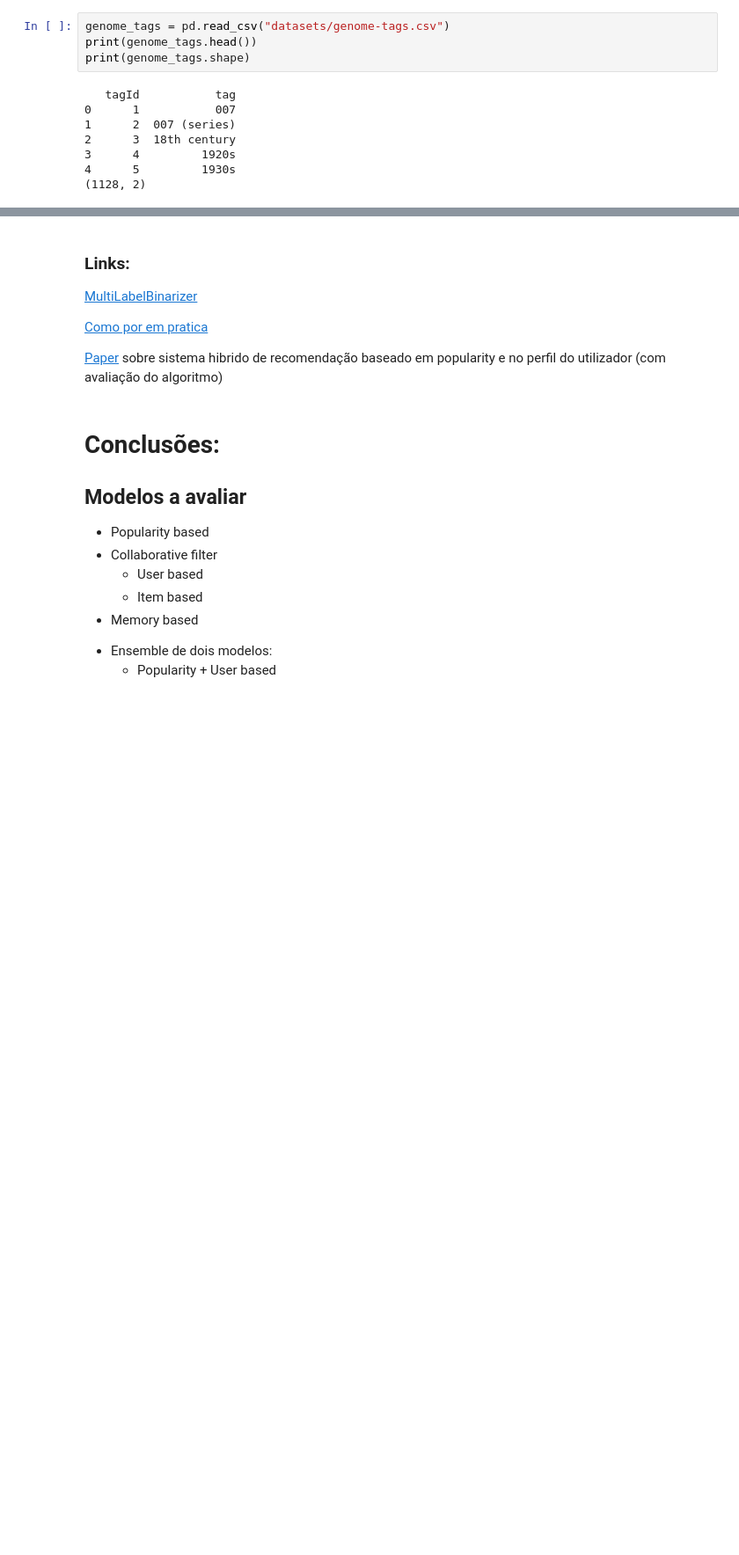
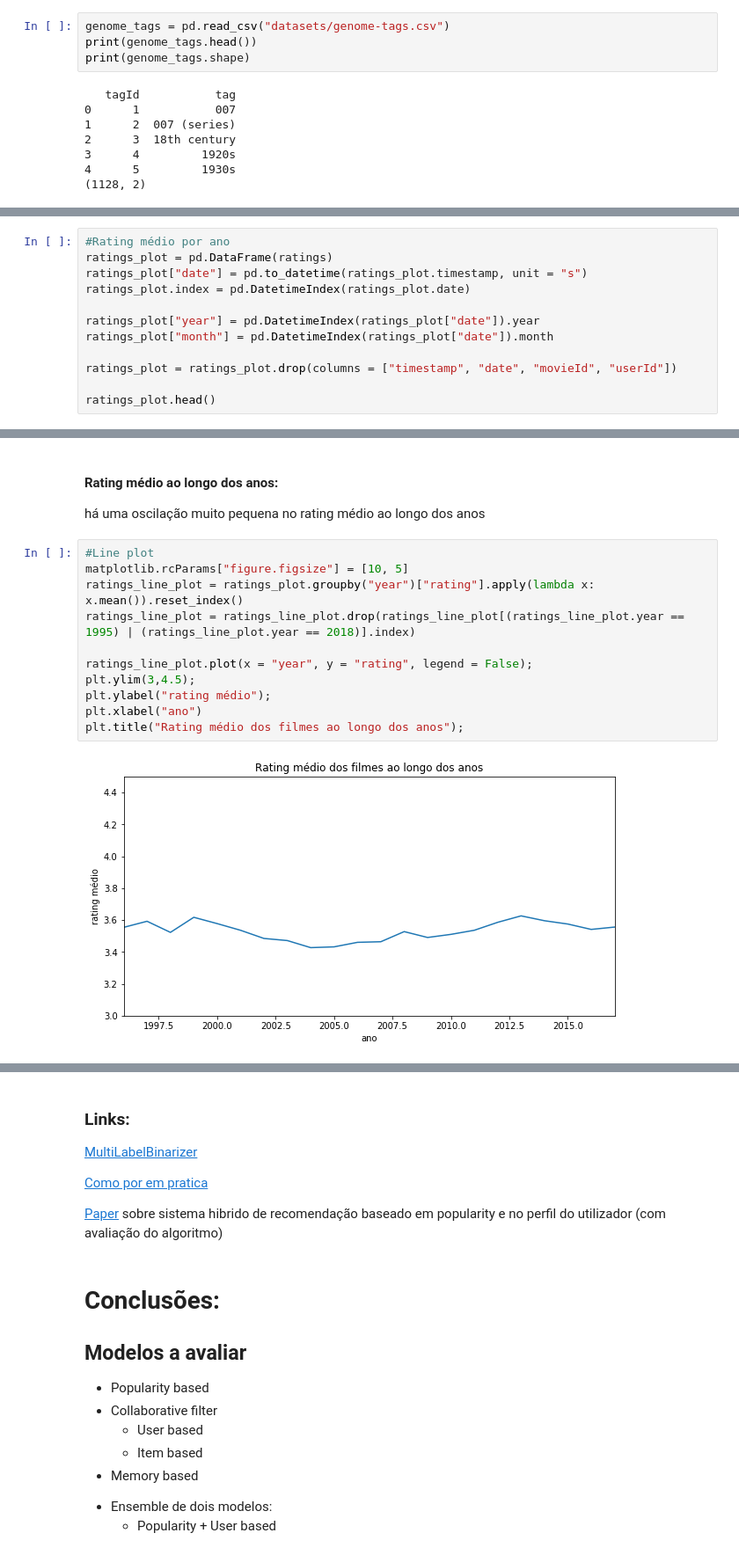
Before and after one commit to Vasco27/projeto_ids_1920, a Jupyter notebook: data_exploring.ipynb, the cells around one changed output, grey strips where cells are left out. Shown at 88% size. Saved outputs shown, nothing was run; the diff lists cells and outputs as text; blank space fills up the shorter version.

```diff
--- a/data_exploring.ipynb
+++ b/data_exploring.ipynb
@@ -136,0 +138,12 @@ import matplotlib.pyplot as plt
+# %%
+#Rating médio por ano
+ratings_plot = pd.DataFrame(ratings)
+ratings_plot["date"] = pd.to_datetime(ratings_plot.timestamp, unit = "s")
+ratings_plot.index = pd.DatetimeIndex(ratings_plot.date)
+
+ratings_plot["year"] = pd.DatetimeIndex(ratings_plot["date"]).year
+ratings_plot["month"] = pd.DatetimeIndex(ratings_plot["date"]).month
+
+ratings_plot = ratings_plot.drop(columns = ["timestamp", "date", "movieId", "userId"])
+
+ratings_plot.head()
@@ -136,0 +158,16 @@ import matplotlib.pyplot as plt
+# %% [markdown]
+#### Rating médio ao longo dos anos:
+há uma oscilação muito pequena no rating médio ao longo dos anos
+# %%
+#Line plot
+matplotlib.rcParams["figure.figsize"] = [10, 5]
+ratings_line_plot = ratings_plot.groupby("year")["rating"].apply(lambda x: x.mean()).reset_index()
+ratings_line_plot = ratings_line_plot.drop(ratings_line_plot[(ratings_line_plot.year == 1995) | (ratings_line_plot.year == 2018)].index)
+
+ratings_line_plot.plot(x = "year", y = "rating", legend = False);
+plt.ylim(3,4.5);
+plt.ylabel("rating médio");
+plt.xlabel("ano")
+plt.title("Rating médio dos filmes ao longo dos anos");
+# %% [output]
+[figure, added]
```
Also changed, not shown: parts of 23 cells of this notebook.
